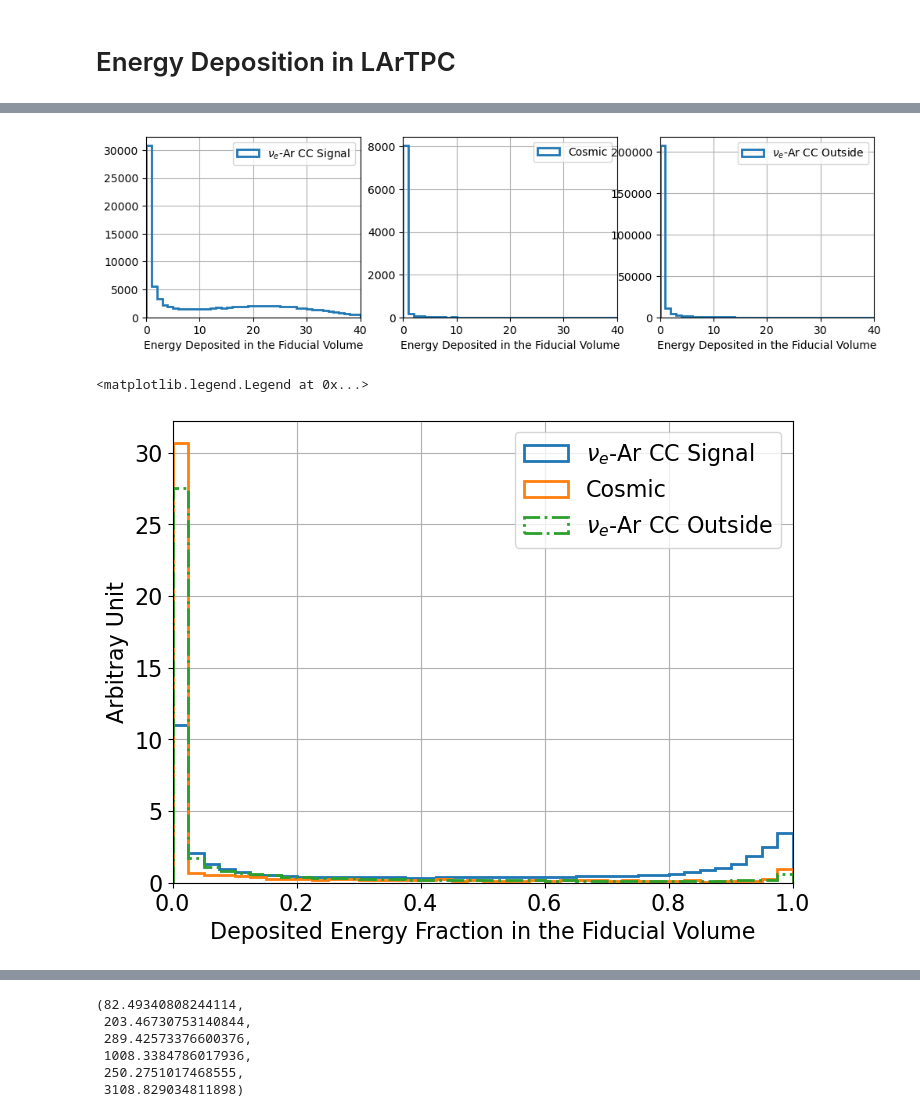
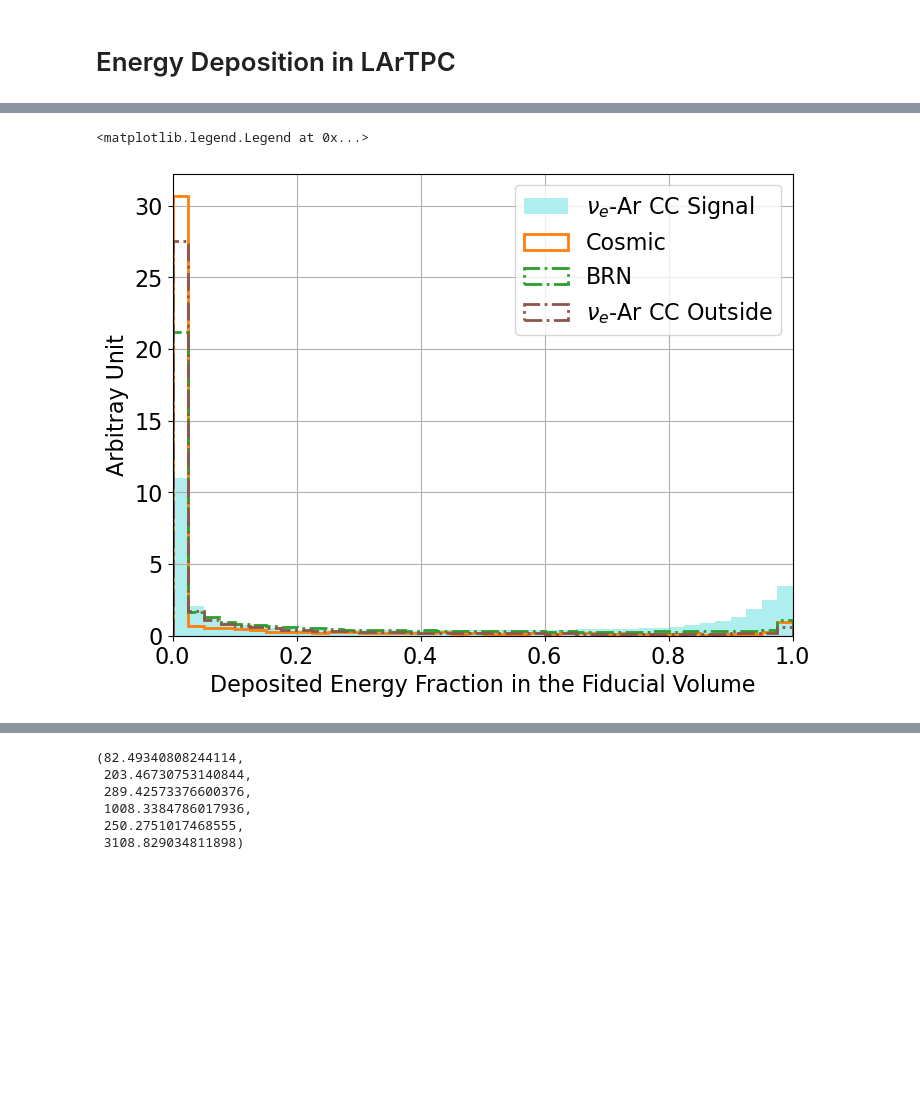
Before and after one commit to yuntsebaryon/SimpleCosmics, a Jupyter notebook: G4Analysis/checkEFrac_v2.ipynb, the cells around one changed output, grey strips where cells are left out. Drawn from its saved outputs; the diff is of its cells as text; code cells hidden in the pictures; blank space fills up the shorter version.

```diff
--- a/G4Analysis/checkEFrac_v2.ipynb
+++ b/G4Analysis/checkEFrac_v2.ipynb
@@ -46,0 +65,5 @@ signal
+# %%
+cosmic['SignalVolE'] = cosmic.FiducialE + cosmic.PartConE
+signal['SignalVolE'] = signal.FiducialE + signal.PartConE
+nueOut['SignalVolE'] = nueOut.FiducialE + nueOut.PartConE
+brn['SignalVolE'] = brn.FiducialE + brn.PartConE
@@ -47,4 +87,4 @@ signal
 # %%
-cosmic['SignalVolEFrac'] = ( cosmic.FiducialE + cosmic.PartConE )/ cosmic.TotalE
+cosmic['SignalVolEFrac'] = cosmic.SignalVolE / cosmic.TotalE
 cosmic
 # %% [output]
@@ -64,4 +104,5 @@ cosmic
 # %%
-signal['SignalVolEFrac'] = ( signal.FiducialE + signal.PartConE )/ signal.TotalE
-nueOut['SignalVolEFrac'] = ( nueOut.FiducialE + nueOut.PartConE )/ nueOut.TotalE
+signal['SignalVolEFrac'] = signal.SignalVolE / signal.TotalE
+nueOut['SignalVolEFrac'] = nueOut.SignalVolE / nueOut.TotalE
+brn['SignalVolEFrac'] = brn.SignalVolE / brn.TotalE
 # %%
@@ -214,14 +322,29 @@ cosmic[(cosmic.SignalVolEFrac>0.4)&(cosmic.SignalVolE>5)]
+# %%
+cosmic['FiducialEFrac'] = cosmic.FiducialE / cosmic.TotalE
+signal['FiducialEFrac'] = signal.FiducialE / signal.TotalE
+nueOut['FiducialEFrac'] = nueOut.FiducialE / nueOut.TotalE
+brn['FiducialEFrac'] = brn.FiducialE / brn.TotalE
 # %%
-fig, ax = plt.subplots(1, 3, figsize = (12, 3))
+fig, ax = plt.subplots( figsize = (8, 6) )
 
-ax[0].hist( signal.FiducialE, bins = np.linspace(0, 40, 41), histtype = 'step', lw = 2, label = r'$\nu_e$-Ar CC Signal')
-ax[1].hist( cosmic.FiducialE, bins = np.linspace(0, 40, 41), histtype = 'step', lw = 2, label = 'Cosmic')
-ax[2].hist( nueOut.FiducialE, bins = np.linspace(0, 40, 41), histtype = 'step', lw = 2, label = r'$\nu_e$-Ar CC Outside')
+ax.hist( signal.FiducialEFrac, bins = np.linspace(0, 1, 41), density = True, color = 'paleturquoise',
+        label = r'$\nu_e$-Ar CC Signal' )
+ax.hist( cosmic.FiducialEFrac, bins = np.linspace(0, 1, 41), density = True, histtype = 'step', lw = 2, color = 'tab:orange',
+        label = 'Cosmic' )
+ax.hist( brn.FiducialEFrac, bins = np.linspace(0, 1, 41), density = True, histtype = 'step', lw = 2, linestyle = '-.', color = 'tab:green',
+        label = 'BRN' )
+ax.hist( nueOut.FiducialEFrac, bins = np.linspace(0, 1, 41), density = True, histtype = 'step', lw = 2, linestyle = '-.', color = 'tab:brown',
+        label = r'$\nu_e$-Ar CC Outside' )
 
-for iax in ax:
-    iax.set_xlabel('Energy Deposited in the Fiducial Volume')
-    iax.set_xlim([0, 40])
-    iax.grid(':')
-    iax.legend()
+
+ax.set_xlabel( 'Deposited Energy Fraction in the Fiducial Volume', fontsize = 16)
+ax.set_ylabel( 'Arbitray Unit', fontsize = 16)
+ax.tick_params( axis = 'x', labelsize = 16)
+ax.tick_params( axis = 'y', labelsize = 16)
+
+ax.set_xlim([ 0, 1 ])
+ax.grid(':')
+ax.legend(fontsize = 16)
 # %% [output]
+<matplotlib.legend.Legend at 0x...>
-[figure, old version]
+[figure, new version]
@@ -232,24 +351,3 @@ nueOut['FiducialEFrac'] = nueOut.FiducialE / nueOut.TotalE
-# %%
-fig, ax = plt.subplots( figsize = (8, 6) )
-
-ax.hist( signal.FiducialEFrac, bins = np.linspace(0, 1, 41), density = True, histtype = 'step', lw = 2,
-        label = r'$\nu_e$-Ar CC Signal' )
-ax.hist( cosmic.FiducialEFrac, bins = np.linspace(0, 1, 41), density = True, histtype = 'step', lw = 2,
-        label = 'Cosmic' )
-ax.hist( nueOut.FiducialEFrac, bins = np.linspace(0, 1, 41), density = True, histtype = 'step', lw = 2, linestyle = '-.',
-        label = r'$\nu_e$-Ar CC Outside' )
-
-ax.set_xlabel( 'Deposited Energy Fraction in the Fiducial Volume', fontsize = 16)
-ax.set_ylabel( 'Arbitray Unit', fontsize = 16)
-ax.tick_params( axis = 'x', labelsize = 16)
-ax.tick_params( axis = 'y', labelsize = 16)
-
-ax.set_xlim([ 0, 1 ])
-ax.grid(':')
-ax.legend(fontsize = 16)
-# %% [output]
-<matplotlib.legend.Legend at 0x...>
-[figure, removed]
 # %%
 cosmic[cosmic.FiducialEFrac>0.025]
 # %% [output]
```
Also changed, not shown: parts of 61 cells of this notebook, 4 other files.
